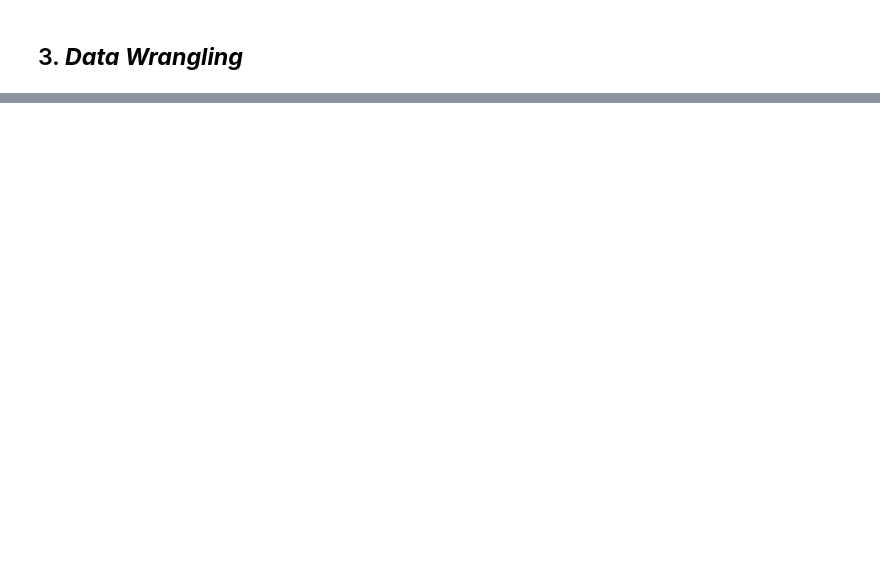
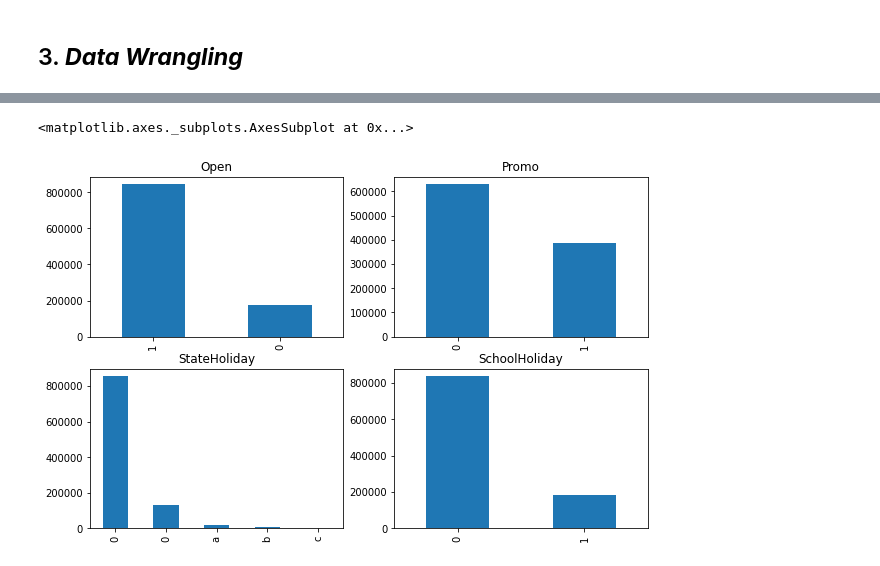
Before and after one commit to ashisaxena710/Retail-Sales-Prediction, a Jupyter notebook: Individual_Colab_.ipynb, the cells around one changed output, grey strips where cells are left out. Cells and saved outputs as stored; diff of their text form; code cells hidden in the pictures; blank space fills up the shorter version.

```diff
--- a/Individual_Colab_.ipynb
+++ b/Individual_Colab_.ipynb
@@ -257,0 +397,19 @@ Now we have treated all the null values of Store dataset . Let's merge the two g
+# %%
+fig = plt.figure(figsize=(10,10))
+fig_dims = (3, 2)
+
+plt.subplot2grid(fig_dims, (0, 0))
+df['Open'].value_counts().plot(kind='bar',
+                                     title='Open')
+plt.subplot2grid(fig_dims, (0, 1))
+df['Promo'].value_counts().plot(kind='bar',
+                                     title='Promo')
+plt.subplot2grid(fig_dims, (1, 0))
+df['StateHoliday'].value_counts().plot(kind='bar',
+                                     title='StateHoliday')
+plt.subplot2grid(fig_dims, (1, 1))
+df['SchoolHoliday'].value_counts().plot(kind='bar',
+                                     title='SchoolHoliday')
+# %% [output]
+<matplotlib.axes._subplots.AxesSubplot at 0x...>
+[figure, added]
```
Also changed, not shown: parts of 30 cells of this notebook.
